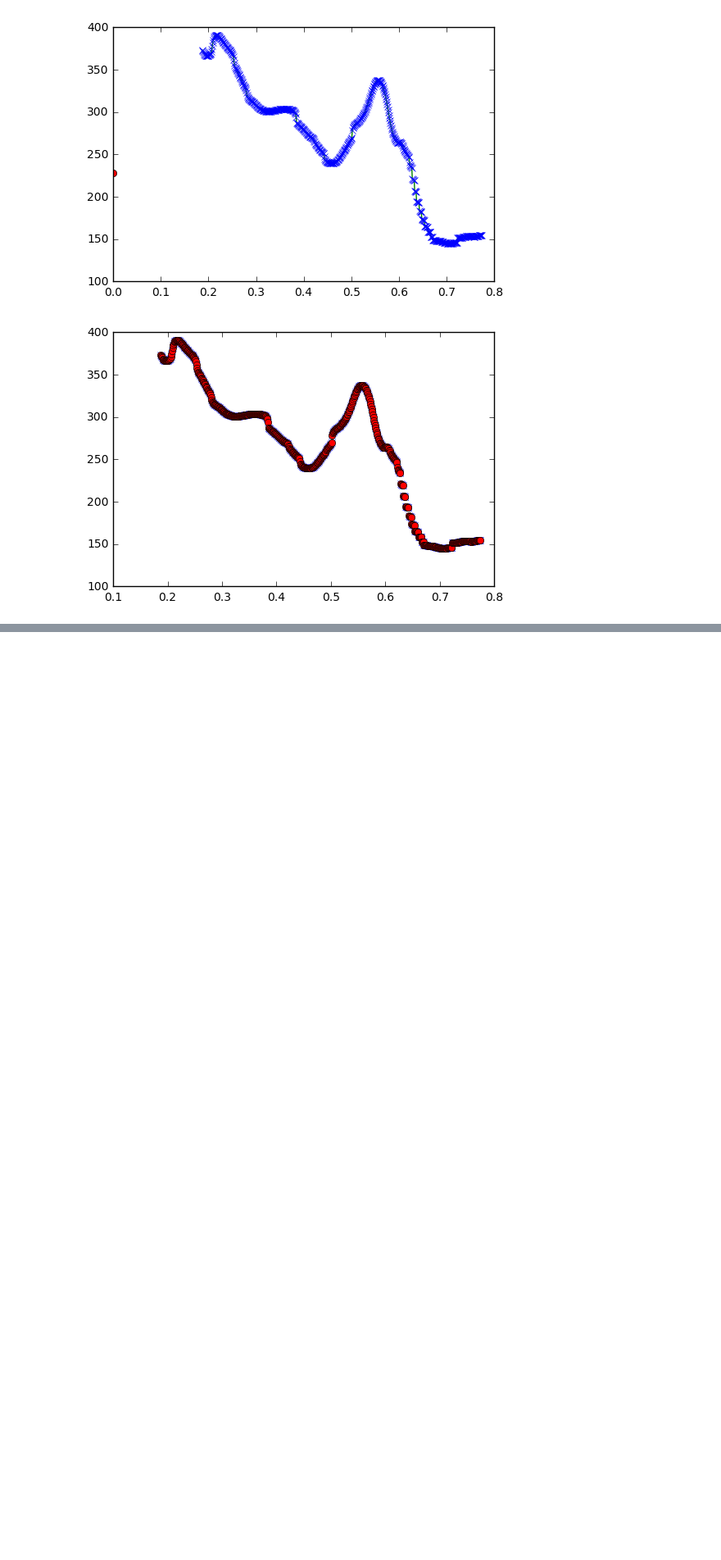
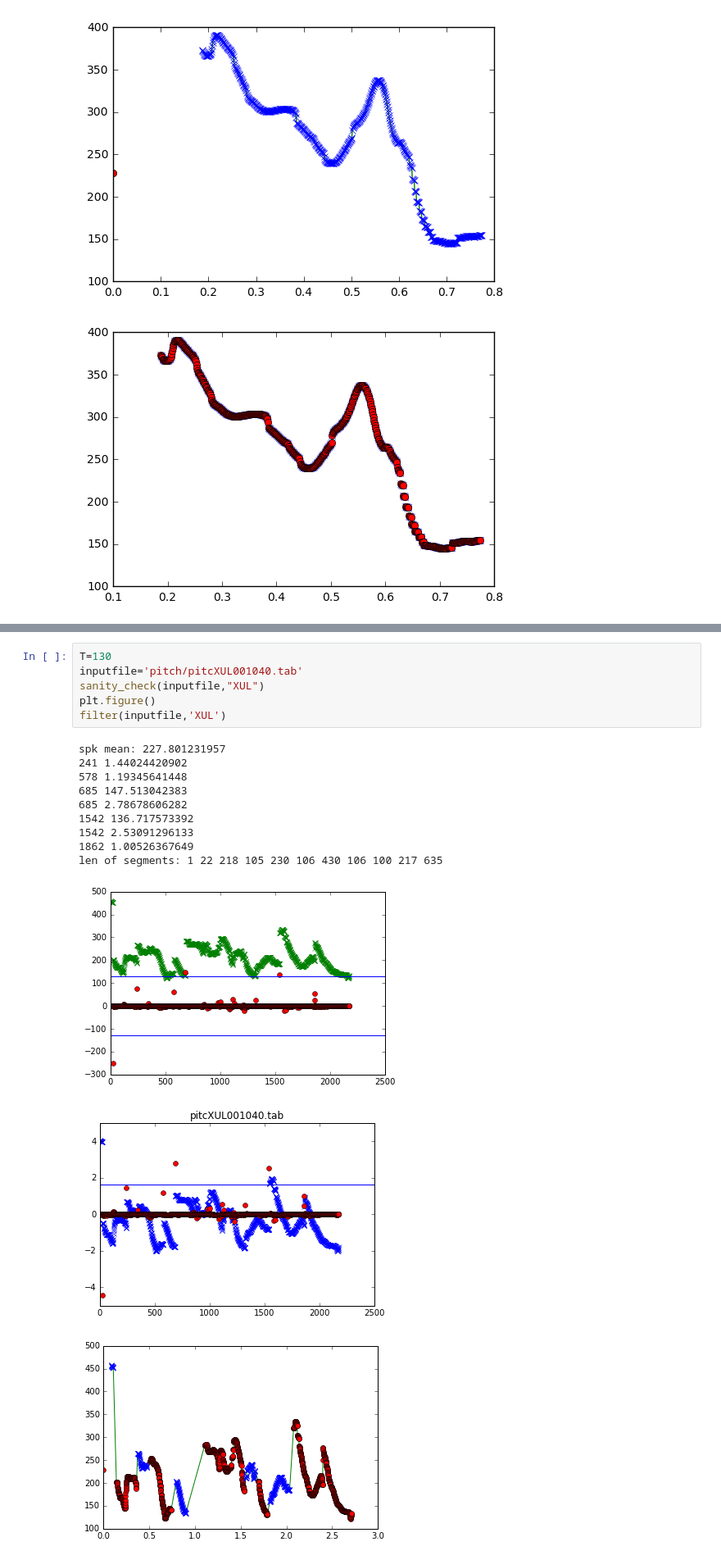
Before and after one commit to zangsir/SPM, a Jupyter notebook: filter spurious pitch.ipynb, the cells around one changed output, grey strips where cells are left out. Shown at 82% size. Cells and saved outputs as stored; diff of their text form; blank space fills up the shorter version.

```diff
--- a/filter spurious pitch.ipynb
+++ b/filter spurious pitch.ipynb
@@ -817,0 +843,19 @@ len of segments: 1 588
+# %%
+T=130
+inputfile='pitch/pitcXUL001040.tab'
+sanity_check(inputfile,"XUL")
+plt.figure()
+filter(inputfile,'XUL')
+# %% [output]
+spk mean: 227.801231957
+241 1.44024420902
+578 1.19345641448
+685 147.513042383
+685 2.78678606282
+1542 136.717573392
+1542 2.53091296133
+1862 1.00526367649
+len of segments: 1 22 218 105 230 106 430 106 100 217 635
+[figure, added]
+[figure, added]
+[figure, added]
```
Also changed, not shown: parts of 4 cells of this notebook, 8 other files.
